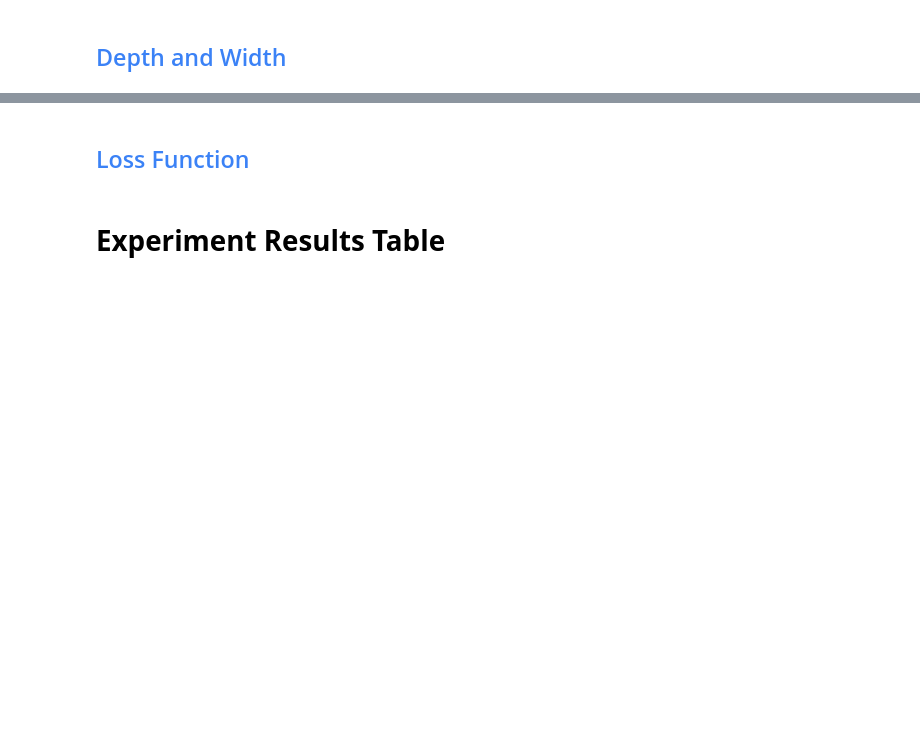
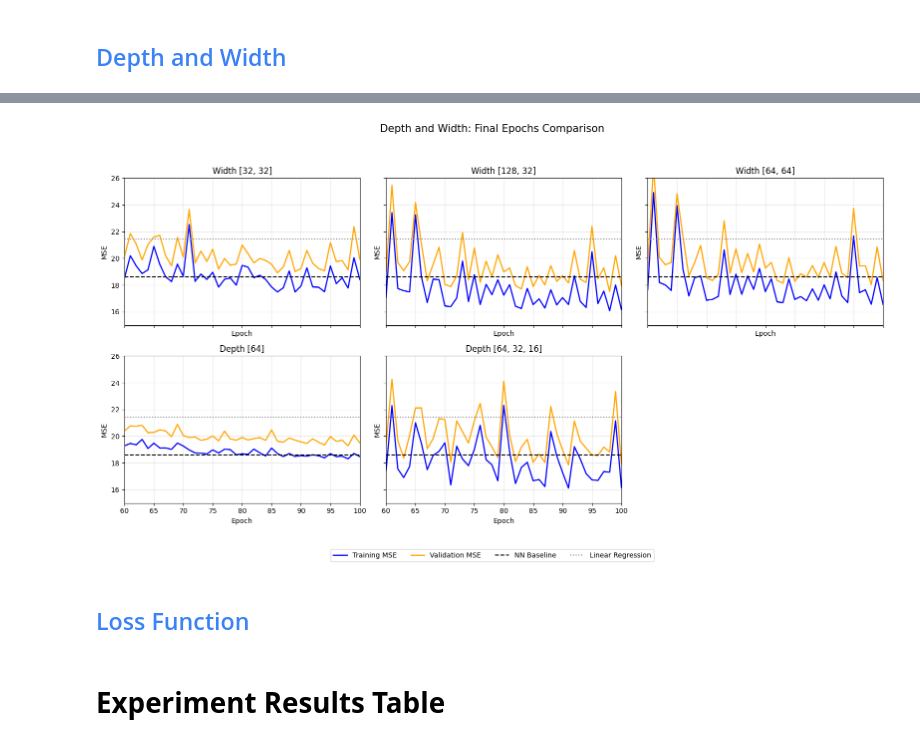
Before and after one commit to DOHA-BASEM3/DS330-Deep-Learning-Project, a Jupyter notebook: DOHA.ipynb, the cells around one changed output, grey strips where cells are left out. Drawn from its saved outputs; the diff is of its cells as text; code cells hidden in the pictures; blank space fills up the shorter version.

```diff
--- a/DOHA.ipynb
+++ b/DOHA.ipynb
@@ -1229,3 +1578,94 @@ print("\n========== Verification Completed ==========")
+# %%
+import matplotlib.pyplot as plt
+
+experiments = [
+    ("Experiment 1", "Width [32, 32]"),
+    ("Experiment 2", "Width [128, 32]"),
+    ("Experiment 3", "Width [64, 64]"),
+    ("Experiment 4", "Depth [64]"),
+    ("Experiment 5", "Depth [64, 32, 16]")
+]
+
+fig, axes = plt.subplots(
+    2, 3,
+    figsize=(16, 9),
+    sharex=True,
+    sharey=True
+)
+
+axes = axes.flatten()
+
+for i, (name, title) in enumerate(experiments):
+
+    result = architecture_results[name]
+
+    epochs = range(1, len(result["Train Losses"]) + 1)
+
+    # Training MSE
+    axes[i].plot(
+        epochs,
+        result["Train Losses"],
+        color="blue",
+        linewidth=1.8,
+        label="Training MSE"
+    )
+
+    # Validation MSE
+    axes[i].plot(
+        epochs,
+        result["Val Losses"],
+        color="orange",
+        linewidth=1.8,
+        label="Validation MSE"
+    )
+
+    # NN Baseline
+    axes[i].axhline(
+        nn_val_mse,
+        color="black",
+        linestyle="--",
+        label="NN Baseline"
+    )
+
+    # Linear Regression
+    axes[i].axhline(
+        linear_val_mse,
+        color="gray",
+        linestyle=":",
+        label="Linear Regression"
+    )
+
+    # Zoom into final epochs
+    axes[i].set_xlim(60, 100)
+    axes[i].set_ylim(15, 26)
+
+    axes[i].set_title(title)
+    axes[i].set_xlabel("Epoch")
+    axes[i].set_ylabel("MSE")
+    axes[i].grid(True, alpha=0.3)
+
+# Hide empty subplot
+axes[5].axis("off")
+
+# Shared legend
+handles, labels = axes[0].get_legend_handles_labels()
+
+fig.legend(
+    handles,
+    labels,
+    loc="lower center",
+    ncol=4
+)
+
+fig.suptitle(
+    "Depth and Width: Final Epochs Comparison",
+    fontsize=15
+)
+
+plt.tight_layout(rect=[0, 0.07, 1, 0.94])
+plt.show()
+# %% [output]
+[figure, added]
 # %% [markdown]
 ## <font color="#3B82F6">Loss Function</font>
 # %% [markdown]
```
Also changed, not shown: parts of 65 cells of this notebook.
